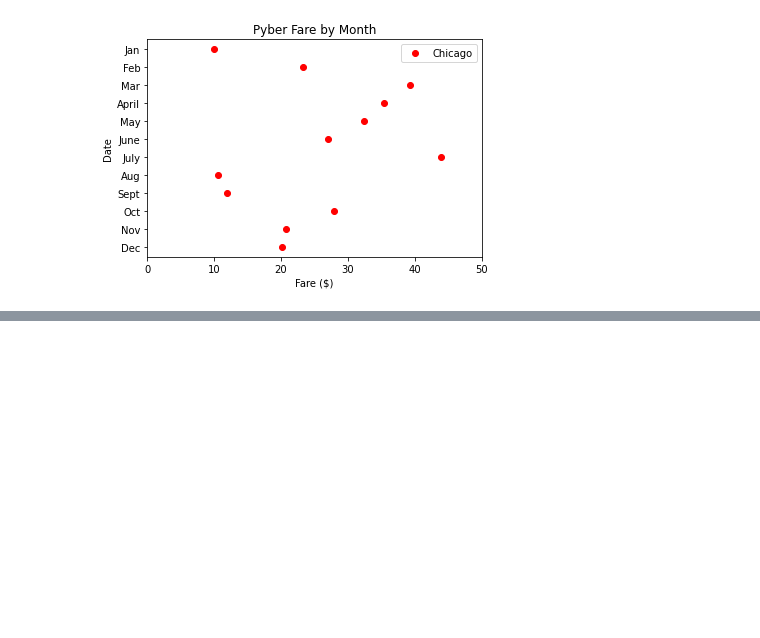
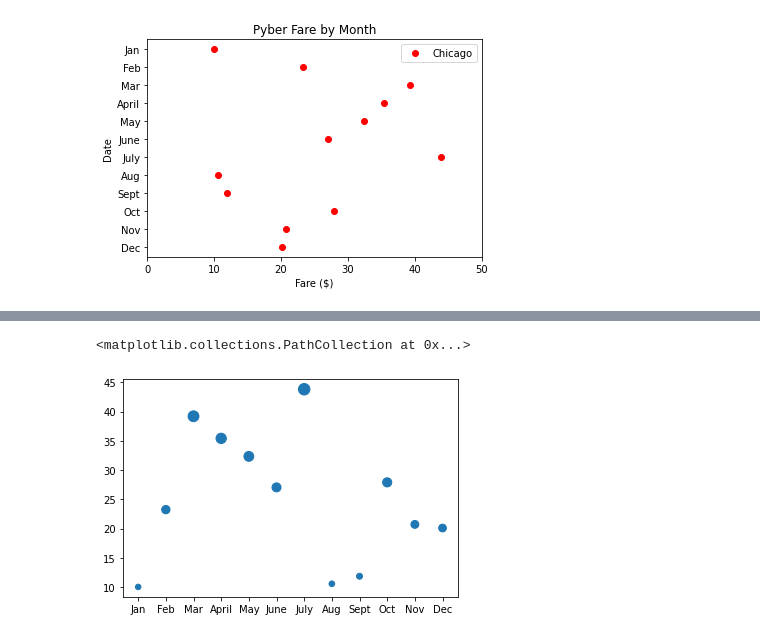
Before and after one commit to cameronmitchell18/PyBer-Analysis-Practice, a Jupyter notebook: PyBer_Practice.ipynb, the cells around one changed output, grey strips where cells are left out. Cells and saved outputs as stored; diff of their text form; code cells hidden in the pictures; blank space fills up the shorter version.

```diff
--- a/PyBer_Practice.ipynb
+++ b/PyBer_Practice.ipynb
@@ -286,0 +295,19 @@ plt.legend()
+# %%
+# NOTE: Next, to change the size of our marker on the graph, we have to use the s, or size parameter, for the marker.
+# NOTE: The s parameter must be equal to a feature of our data.
+# NOTE: We will make the size of each marker equal to the data floating-point decimal values of the y-axis by using s=y_axis.
+x_axis = ["Jan", "Feb", "Mar", "April", "May", "June", "July", "Aug", "Sept", "Oct", "Nov", "Dec"]
+
+# Set the y-axis to a list of floats as the total fare in US dollars accumulated for each month.
+y_axis = [10.02, 23.24, 39.20, 35.42, 32.34, 27.04, 43.82, 10.56, 11.85, 27.90, 20.71, 20.09]
+
+# NOTE: We can adjust the size by multiplying the data in the y-axis by any value.
+
+y_axis_larger = []
+for data in y_axis:
+  y_axis_larger.append(data*3)
+
+plt.scatter(x_axis, y_axis, s=y_axis_larger)
+# %% [output]
+<matplotlib.collections.PathCollection at 0x...>
+[figure, added]
```
Also changed, not shown: parts of 8 cells of this notebook.
